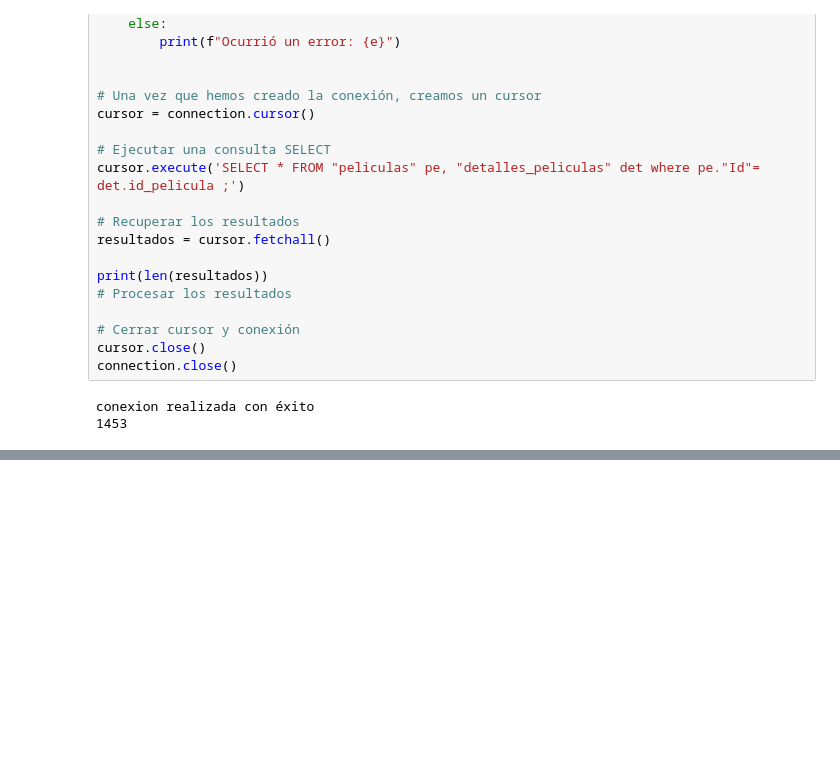
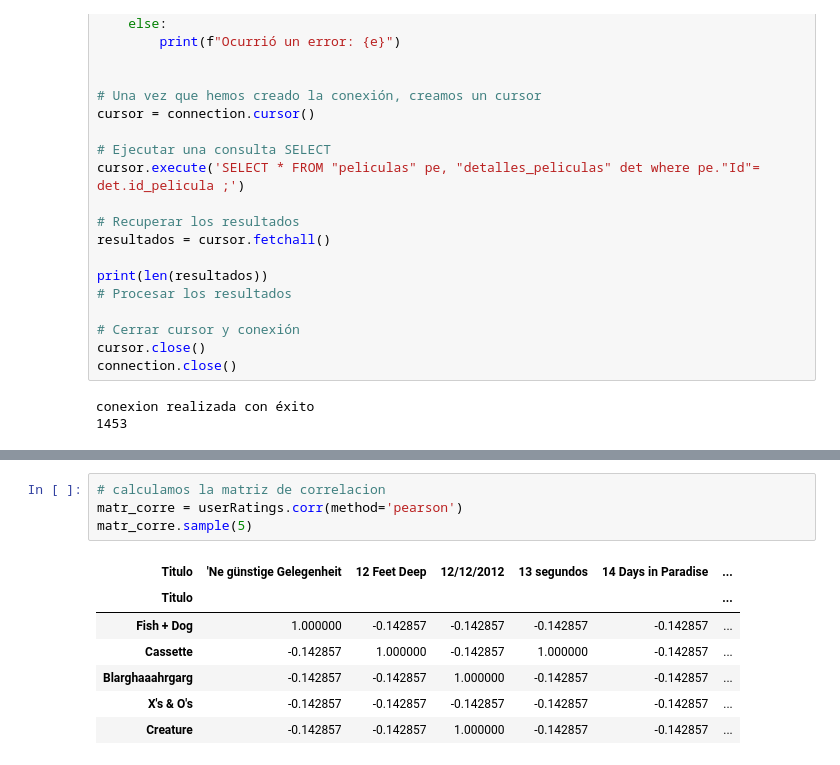
Before and after one commit to santiagorodriguez-dev/proyecto-cinemanalytics, a Jupyter notebook: notebooks/02_bd.ipynb, the cells around one changed output, grey strips where cells are left out. Cells and saved outputs as stored; diff of their text form; blank space fills up the shorter version.

```diff
--- a/notebooks/02_bd.ipynb
+++ b/notebooks/02_bd.ipynb
@@ -157,0 +197,12 @@ conexion realizada con éxito
+# %%
+# calculamos la matriz de correlacion
+matr_corre = userRatings.corr(method='pearson')
+matr_corre.sample(5)
+# %% [output]
+| Titulo | 'Ne günstige Gelegenheit | 12 Feet Deep | 12/12/2012 | 13 segundos | 14 Days in Paradise | ... |
+| Titulo |  |  |  |  |  | ... |
+| Fish + Dog | 1.000000 | -0.142857 | -0.142857 | -0.142857 | -0.142857 | ... |
+| Cassette | -0.142857 | 1.000000 | -0.142857 | 1.000000 | -0.142857 | ... |
+| Blarghaaahrgarg | -0.142857 | -0.142857 | 1.000000 | -0.142857 | -0.142857 | ... |
+| X's & O's | -0.142857 | -0.142857 | -0.142857 | -0.142857 | -0.142857 | ... |
+| Creature | -0.142857 | -0.142857 | 1.000000 | -0.142857 | -0.142857 | ... |
```
Also changed, not shown: parts of 4 cells of this notebook.
